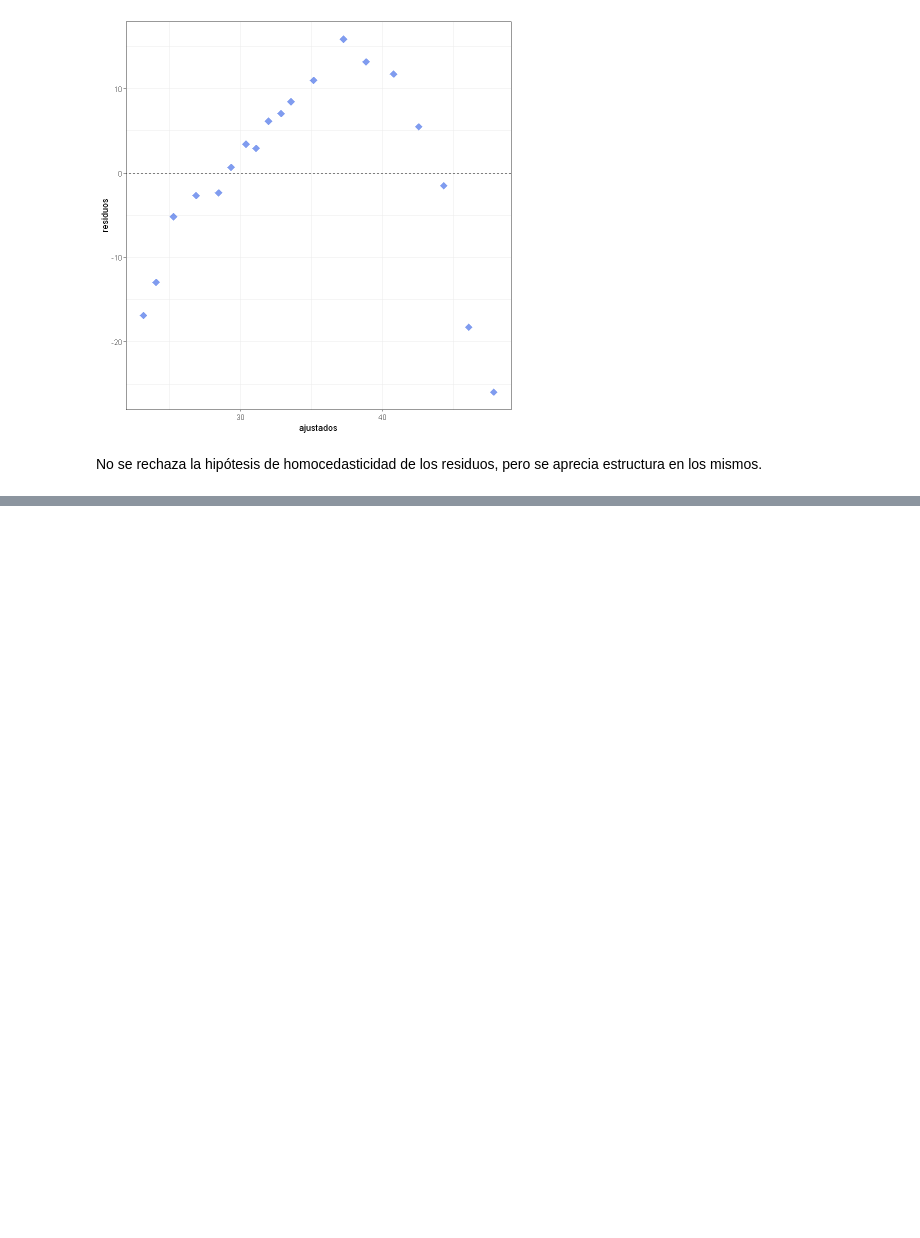
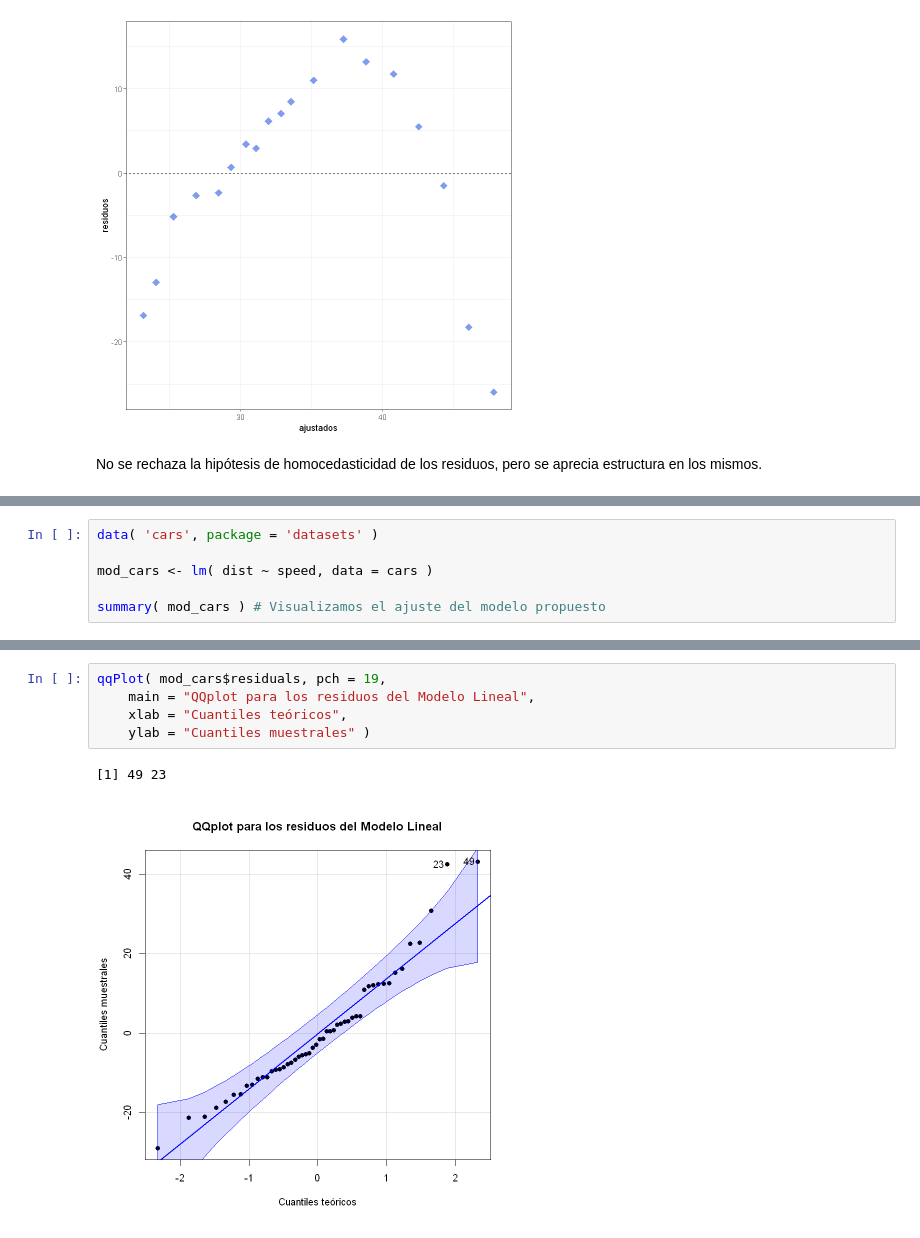
Before and after one commit to ferdcoz/mcd-reg-adv, a Jupyter notebook: 0_Teoria/RA_T_C2.ipynb, the cells around one changed output, grey strips where cells are left out. Drawn from its saved outputs; the diff is of its cells as text; blank space fills up the shorter version.

```diff
--- a/RA_T_C2.ipynb
+++ b/0_Teoria/RA_T_C2.ipynb
@@ -358,0 +428,6 @@ No se rechaza la hipótesis de homocedasticidad de los residuos, pero se aprecia
+# %%
+data( 'cars', package = 'datasets' )
+
+mod_cars <- lm( dist ~ speed, data = cars )
+
+summary( mod_cars ) # Visualizamos el ajuste del modelo propuesto
@@ -358,0 +462,8 @@ No se rechaza la hipótesis de homocedasticidad de los residuos, pero se aprecia
+# %%
+qqPlot( mod_cars$residuals, pch = 19,
+    main = "QQplot para los residuos del Modelo Lineal",
+    xlab = "Cuantiles teóricos",
+    ylab = "Cuantiles muestrales" )
+# %% [output]
+[1] 49 23
+[figure, added]
```
Also changed, not shown: parts of 33 cells of this notebook, 15 other files.
